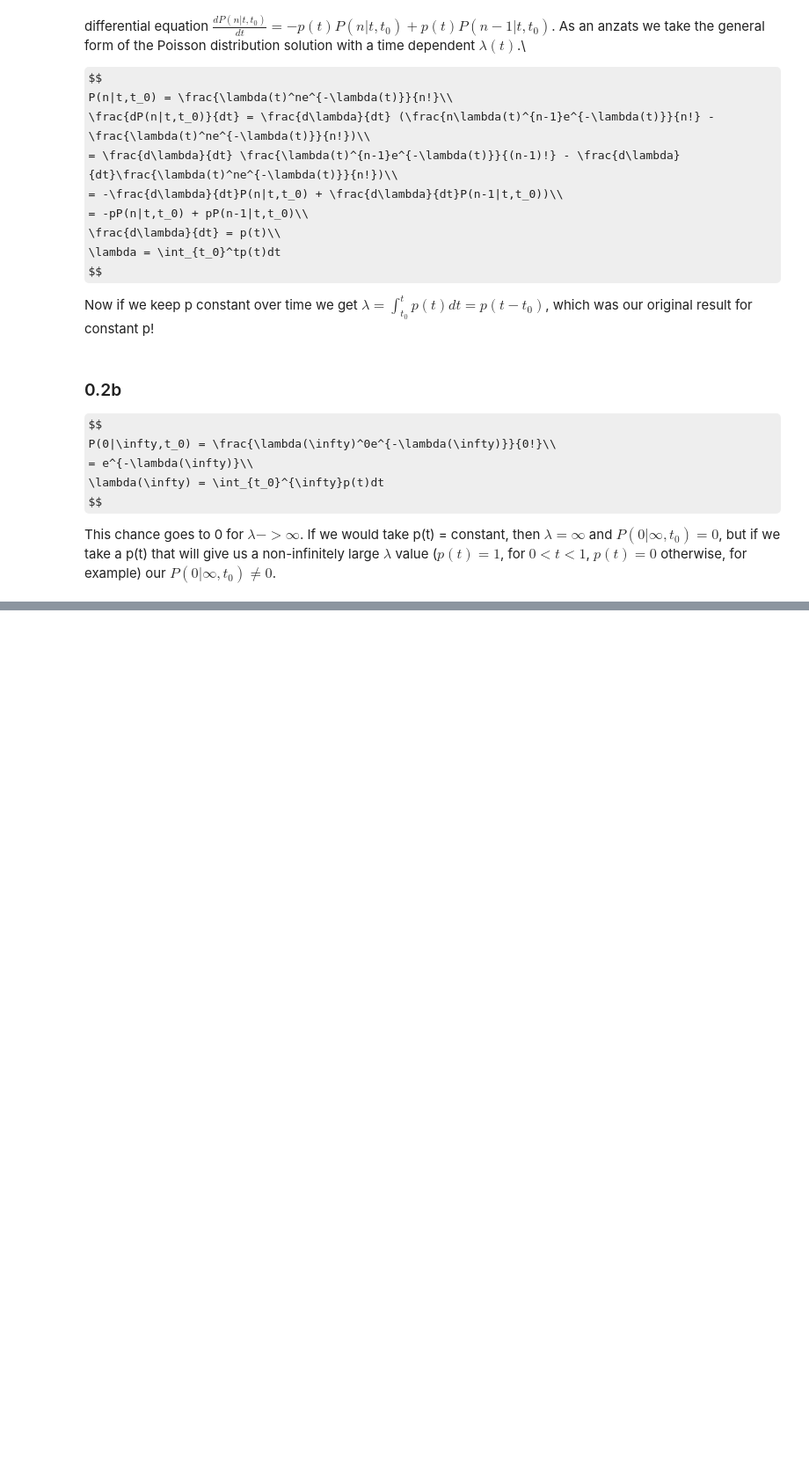
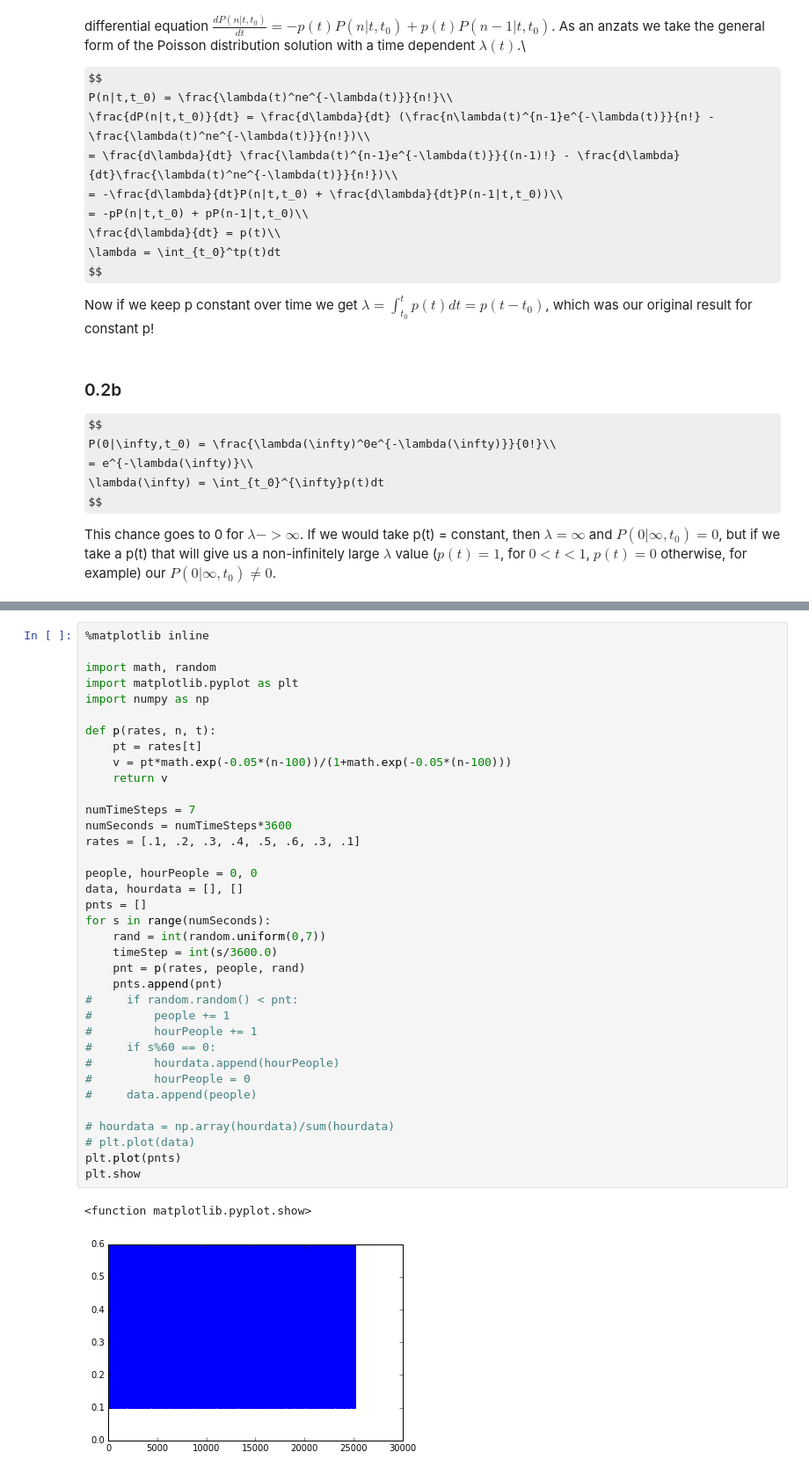
Before and after one commit to jj1993/Applied-mechanism-design-and-big-data, a Jupyter notebook: JonathanLena.ipynb, the cells around one changed output, grey strips where cells are left out. Shown: that part at 88% size. Drawn from its saved outputs; the diff is of its cells as text; some formulas as TeX source; blank space fills up the shorter version.

```diff
--- a/JonathanLena.ipynb
+++ b/JonathanLena.ipynb
@@ -139,0 +273,39 @@ This chance goes to 0 for $\lambda -> \infty$. If we would take p(t) = constant,
+# %%
+%matplotlib inline
+
+import math, random
+import matplotlib.pyplot as plt
+import numpy as np
+
+def p(rates, n, t):
+    pt = rates[t]
+    v = pt*math.exp(-0.05*(n-100))/(1+math.exp(-0.05*(n-100)))
+    return v
+
+numTimeSteps = 7
+numSeconds = numTimeSteps*3600
+rates = [.1, .2, .3, .4, .5, .6, .3, .1]
+
+people, hourPeople = 0, 0
+data, hourdata = [], []
+pnts = []
+for s in range(numSeconds):
+    rand = int(random.uniform(0,7))
+    timeStep = int(s/3600.0)
+    pnt = p(rates, people, rand)
+    pnts.append(pnt)
+#     if random.random() < pnt:
+#         people += 1
+#         hourPeople += 1
+#     if s%60 == 0:
+#         hourdata.append(hourPeople)
+#         hourPeople = 0
+#     data.append(people)
+
+# hourdata = np.array(hourdata)/sum(hourdata)
+# plt.plot(data)
+plt.plot(pnts)
+plt.show
+# %% [output]
+<function matplotlib.pyplot.show>
+[figure, added]
```
Also changed, not shown: parts of 8 cells of this notebook.
